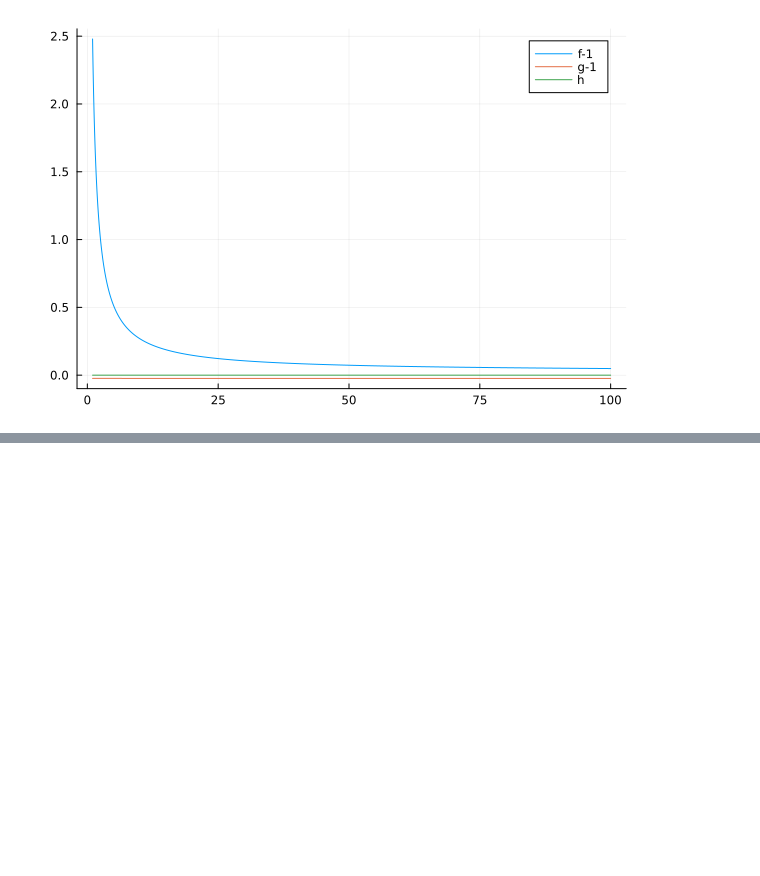
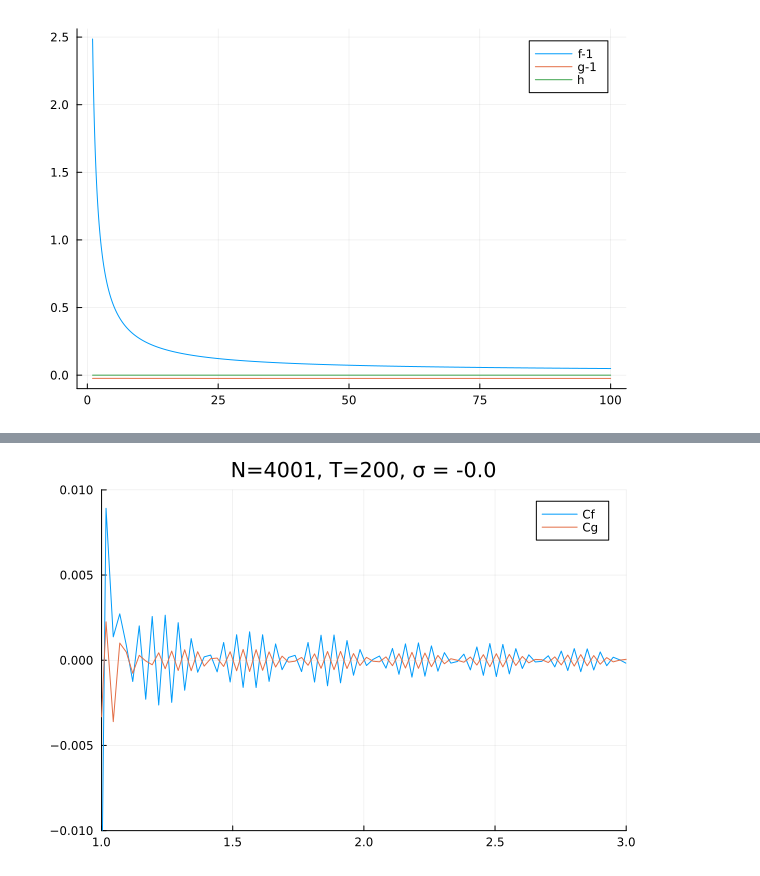
Before and after one commit to reula/Vlasov, a Jupyter notebook: E-V/IR_system.ipynb, the cells around one changed output, grey strips where cells are left out. Drawn from its saved outputs; the diff is of its cells as text; code cells hidden in the pictures; blank space fills up the shorter version.

```diff
--- a/E-V/IR_system.ipynb
+++ b/E-V/IR_system.ipynb
@@ -99,9 +102,13 @@ scatter!(x,sol(t)[4N+1:5N],ms=0.5)
 # %%
 t = 200
 constraints!(C,sol(t),D)
 plot(title = "N=$N, T=$T, σ = $σ")
 plot!(x,C[1:N], label = "Cf"
-, xlim = (1,3))
+, xlim = (1.0,3.0)
+, ylim = (-0.01,0.01)
+)
 plot!(x,C[N+1:2N], label = "Cg")
-png("Images/Constraints"*"_T200_N8001_S_0p5")
+#png("Images/Constraints"*"MAWA_4_T$(T)_N$(N)_S_0p0")
+# %% [output]
+[figure, added]
 # %%
```
Also changed, not shown: parts of 10 cells of this notebook, 12 other files.
